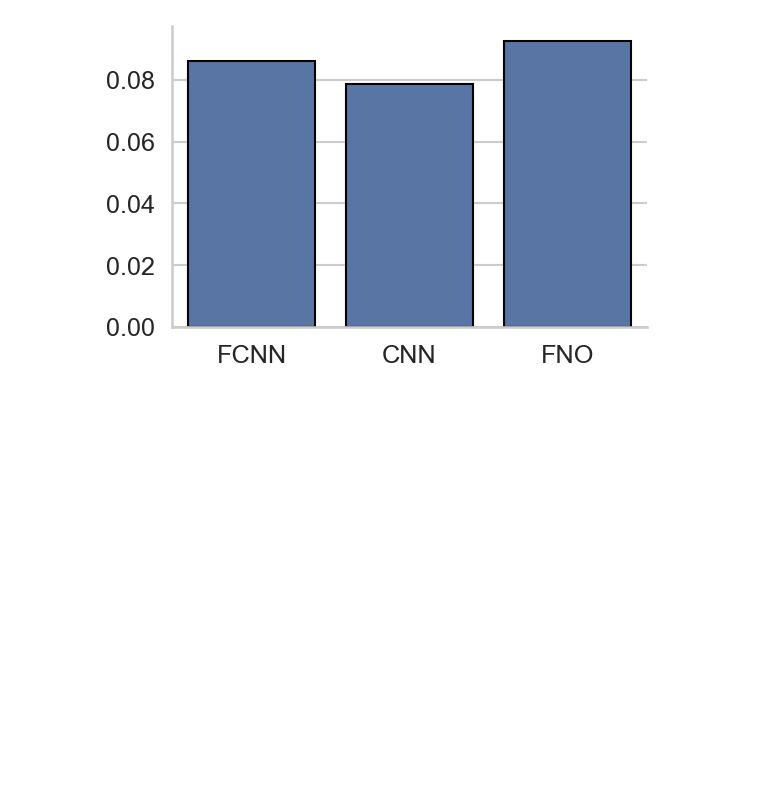
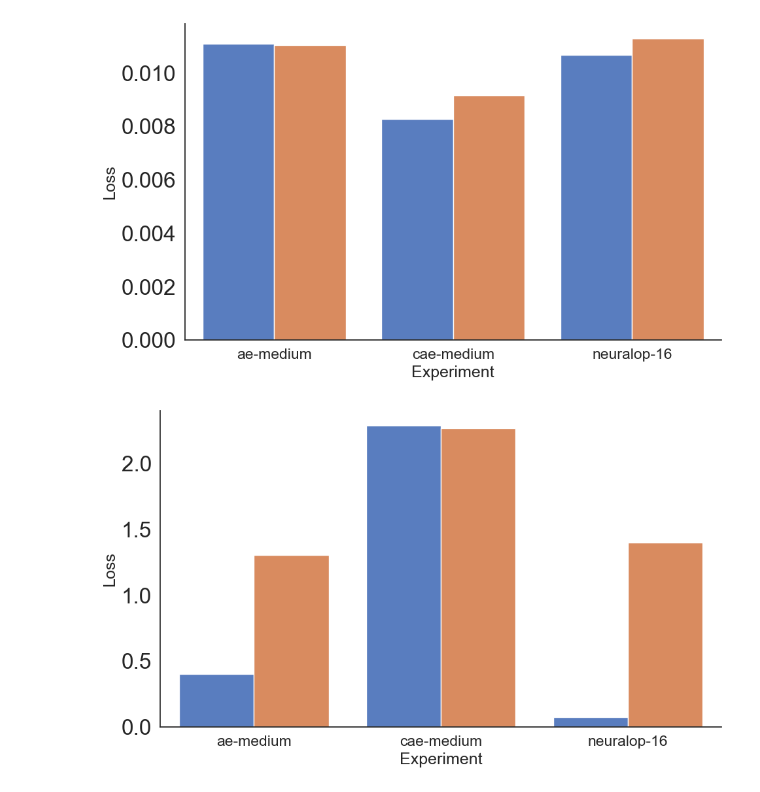
Before and after one commit to bagherilab/spatiotemporal-encoder, a Jupyter notebook: figure_notebook.ipynb, the cells around one changed output. Drawn from its saved outputs; the diff is of its cells as text; code cells hidden in the pictures; blank space fills up the shorter version.

Commit message:
update figure generation

```diff
--- a/figure_notebook.ipynb
+++ b/figure_notebook.ipynb
@@ -2,47 +5,3 @@
 import matplotlib.pyplot as plt
 import seaborn as sns
 import pandas as pd
-# %%
-# ARCADE
-values = [0.08622945334967458, 0.0785880737985959, 0.09266933269441445]
-train_value = [0.12017288053051588, 0.12486995889389134, 0.1296916404204007]
-
-# Gastruloid
-# train_values = [0.06620817789334361, 0.01618405412566864, 0.03348566931646086]
-# values = [0.1505399525670682, 0.13723655537528506, 0.1950014265159429]
-labels = ["FCNN", "CNN", "FNO"]
-y_label = ""
-title   = ""
-save_as = "figures/plots/ARCADE_train_mse.png"
-
-
-if labels is None:
-    labels = [f"Group {i+1}" for i in range(len(values))]
-
-df = pd.DataFrame({"Group": labels, "Value": values})
-
-sns.set_style("whitegrid")
-sns.set_context("talk", font_scale=1.1)
-
-fig, ax = plt.subplots(figsize=(6, 4))
-
-sns.barplot(
-    data=df, x="Group", y="Value",
-    color="#4C72B0",
-    edgecolor="black",
-    ax=ax
-)
-
-ax.set_xlabel("")
-ax.set_ylabel(y_label)
-ax.set_title(title, weight="bold", pad=10)
-sns.despine(ax=ax)
-
-plt.tight_layout()
-
-if save_as:
-    fig.savefig(save_as, dpi=300, bbox_inches="tight")
-
-plt.show()
-# %% [output]
-[figure, removed]
@@ -48,0 +147,16 @@ plt.show()
+# %%
+studies = ["ae-architecture-gastruloid", "cae-architecture-gastruloid", "neuralop-latentdim-gastruloid-16"]
+loss_data = collect_all_losses(studies, only_best=True)
+for study in list(loss_data.keys()):
+    loss_data[study] = {
+        experiment: models
+        for experiment, models in loss_data[study].items()
+        if "small" not in experiment
+    }
+model_type = "gastruloid-all"
+# %%
+plot_loss_comparison(loss_data, loss_type="image", save_path=f"figures/plots/{model_type}_image_loss.png")
+plot_loss_comparison(loss_data, loss_type="timepoint", save_path=f"figures/plots/{model_type}_timepoint_loss.png")
+# %% [output]
+[figure, added]
+[figure, added]
```
Also changed, not shown: parts of 8 cells of this notebook, 3 other files.
